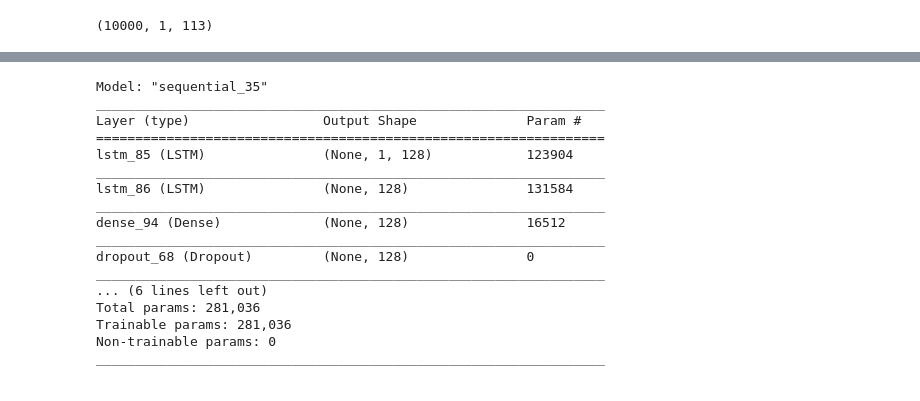
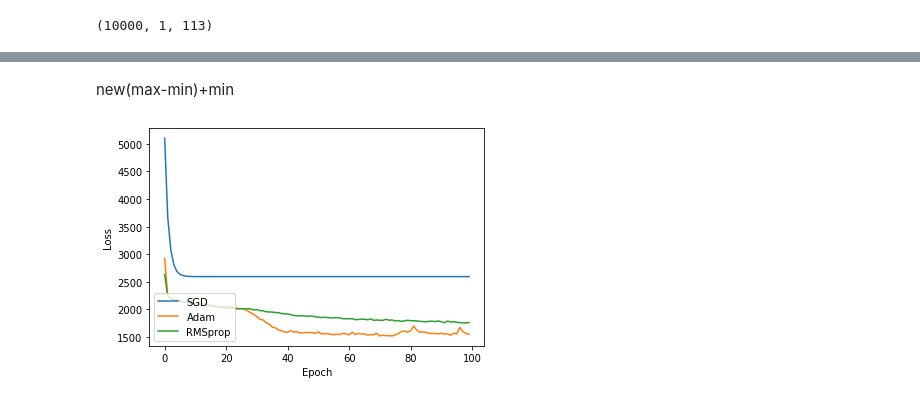
Before and after one commit to subinyun1124/spring, a Jupyter notebook: gas/LSTM.ipynb, the cells around one changed output, grey strips where cells are left out. Saved outputs shown, nothing was run; the diff lists cells and outputs as text; code cells hidden in the pictures.

```diff
--- a/gas/LSTM.ipynb
+++ b/gas/LSTM.ipynb
@@ -30,0 +72,23 @@ x_test.shape
+# %%
+losses=tf.compat.v1.losses.log_loss
+model.compile(loss='mse', optimizer='SGD')
+model2.compile(loss='mse', optimizer='Adam')
+model3.compile(loss='mse', optimizer='RMSprop')
+# %%
+hist_model = model.fit(x_train, y_train,
+                       epochs = 100,
+                       batch_size = 256,
+                       verbose = 2,
+                       validation_split=0.2)
+
+hist_model2 = model2.fit(x_train, y_train,
+                       epochs = 100,
+                       batch_size = 256,
+                       verbose = 2,
+                       validation_split=0.2)
+
+hist_model3 = model3.fit(x_train, y_train,
+                       epochs = 100,
+                       batch_size = 256,
+                       verbose = 2,
+                       validation_split=0.2)
@@ -30,0 +113,15 @@ x_test.shape
+# %% [markdown]
+new(max-min)+min
+# %%
+loss = hist_model.history['loss']
+loss2 = hist_model2.history['loss']
+loss3 = hist_model3.history['loss']
+plt.plot(loss, label='SGD')
+plt.plot(loss2, label='Adam')
+plt.plot(loss3, label='RMSprop')
+plt.xlabel('Epoch')
+plt.ylabel('Loss')
+plt.legend(loc='lower left')
+plt.show()
+# %% [output]
+[figure, added]
@@ -44,22 +141,2 @@ model.compile(loss = 'mse', optimizer='adam')
-# %%
-model.summary()
-# %% [output]
-Model: "sequential_35"
-_________________________________________________________________
-Layer (type)                 Output Shape              Param #
-=================================================================
-lstm_85 (LSTM)               (None, 1, 128)            123904
-_________________________________________________________________
-lstm_86 (LSTM)               (None, 128)               131584
-_________________________________________________________________
-dense_94 (Dense)             (None, 128)               16512
-_________________________________________________________________
-dropout_68 (Dropout)         (None, 128)               0
-_________________________________________________________________
-... (6 lines left out)
-Total params: 281,036
-Trainable params: 281,036
-Non-trainable params: 0
-_________________________________________________________________
 # %%
 hist_model = model.fit(x_train, y_train,
```
Also changed, not shown: parts of 31 cells of this notebook, 18 other files.
